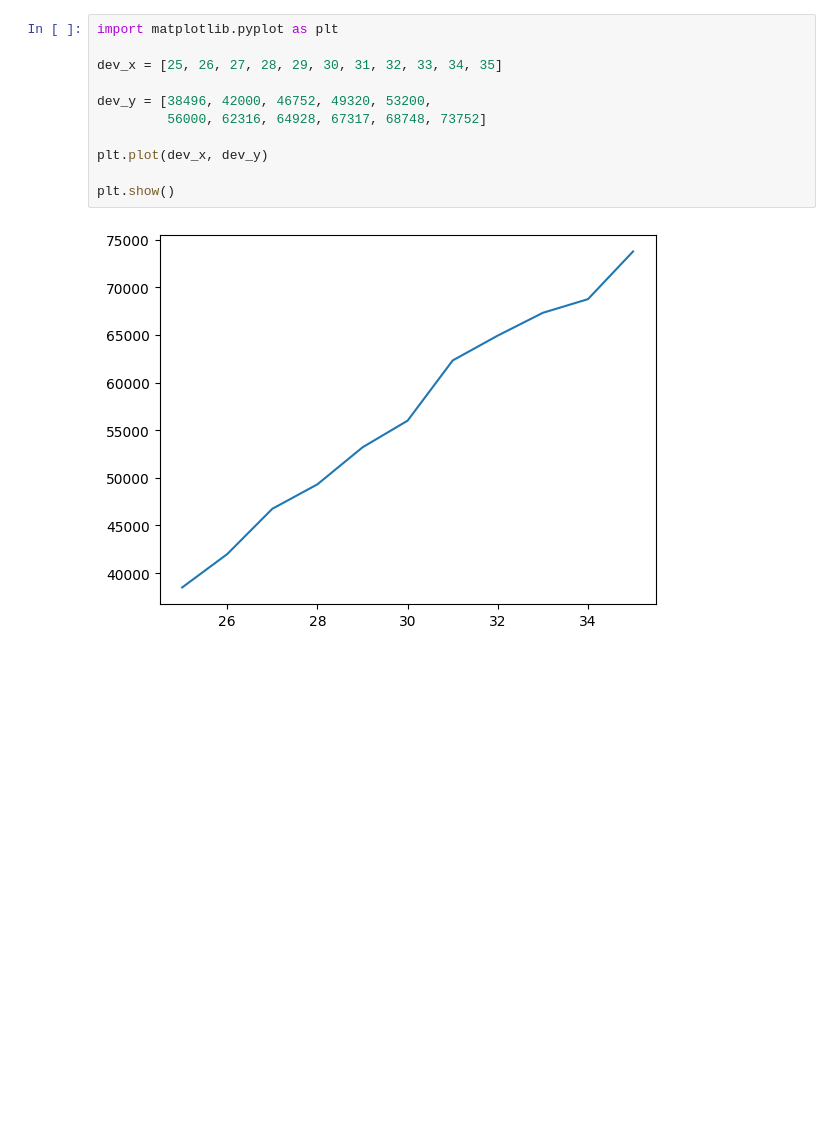
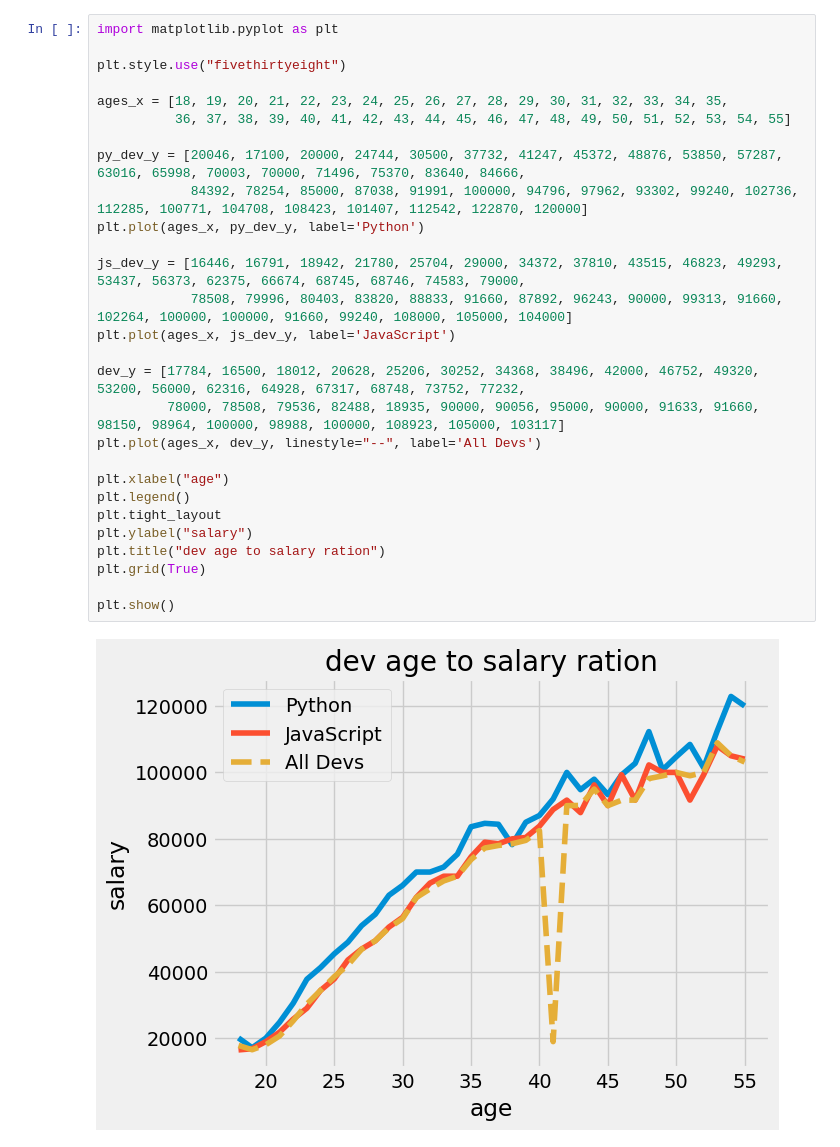
Before and after one commit to sudo-ashish/python, a Jupyter notebook: matplotlip/plot.ipynb, the cells around one changed output. Drawn from its saved outputs; the diff is of its cells as text; blank space fills up the shorter version.

Commit message:
some more plot

```diff
--- a/matplotlip/plot.ipynb
+++ b/matplotlip/plot.ipynb
@@ -1,13 +1,30 @@
 # %%
 import matplotlib.pyplot as plt
 
-dev_x = [25, 26, 27, 28, 29, 30, 31, 32, 33, 34, 35]
+plt.style.use("fivethirtyeight")
 
-dev_y = [38496, 42000, 46752, 49320, 53200,
-         56000, 62316, 64928, 67317, 68748, 73752]
+ages_x = [18, 19, 20, 21, 22, 23, 24, 25, 26, 27, 28, 29, 30, 31, 32, 33, 34, 35,
+          36, 37, 38, 39, 40, 41, 42, 43, 44, 45, 46, 47, 48, 49, 50, 51, 52, 53, 54, 55]
 
-plt.plot(dev_x, dev_y)
+py_dev_y = [20046, 17100, 20000, 24744, 30500, 37732, 41247, 45372, 48876, 53850, 57287, 63016, 65998, 70003, 70000, 71496, 75370, 83640, 84666,
+            84392, 78254, 85000, 87038, 91991, 100000, 94796, 97962, 93302, 99240, 102736, 112285, 100771, 104708, 108423, 101407, 112542, 122870, 120000]
+plt.plot(ages_x, py_dev_y, label='Python')
+
+js_dev_y = [16446, 16791, 18942, 21780, 25704, 29000, 34372, 37810, 43515, 46823, 49293, 53437, 56373, 62375, 66674, 68745, 68746, 74583, 79000,
+            78508, 79996, 80403, 83820, 88833, 91660, 87892, 96243, 90000, 99313, 91660, 102264, 100000, 100000, 91660, 99240, 108000, 105000, 104000]
+plt.plot(ages_x, js_dev_y, label='JavaScript')
+
+dev_y = [17784, 16500, 18012, 20628, 25206, 30252, 34368, 38496, 42000, 46752, 49320, 53200, 56000, 62316, 64928, 67317, 68748, 73752, 77232,
+         78000, 78508, 79536, 82488, 18935, 90000, 90056, 95000, 90000, 91633, 91660, 98150, 98964, 100000, 98988, 100000, 108923, 105000, 103117]
+plt.plot(ages_x, dev_y, linestyle="--", label='All Devs')
+
+plt.xlabel("age")
+plt.legend()
+plt.tight_layout
+plt.ylabel("salary")
+plt.title("dev age to salary ration")
+plt.grid(True)
 
 plt.show()
 # %% [output]
-[figure, old version]
+[figure, new version]
```
Also changed, not shown: 7 other files.
